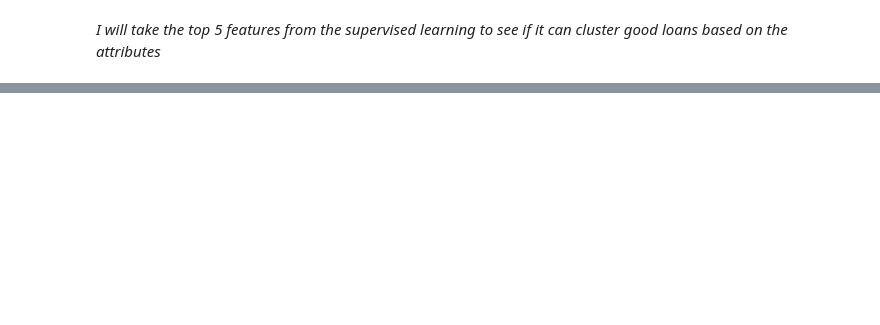
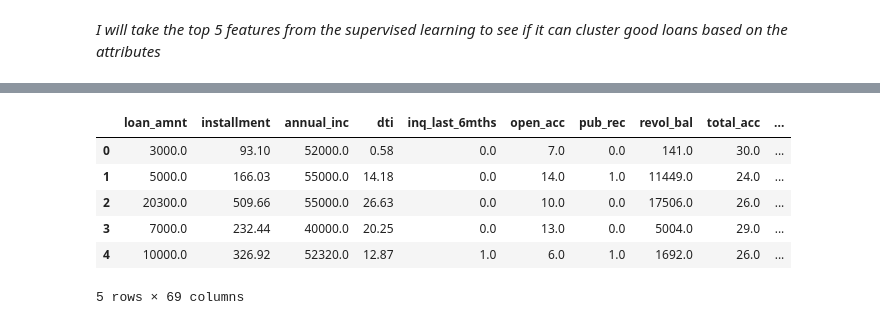
Before and after one commit to gaddyc/Thinkful_Data_Science, a Jupyter notebook: Unit7_FinalCapstone/Unit7.5_KmeansOnLendingClub.ipynb, the cells around one changed output, grey strips where cells are left out. Cells and saved outputs as stored; diff of their text form; code cells hidden in the pictures; blank space fills up the shorter version.

```diff
--- a/Unit7_FinalCapstone/Unit7.5_KmeansOnLendingClub.ipynb
+++ b/Unit7_FinalCapstone/Unit7.5_KmeansOnLendingClub.ipynb
@@ -258,3 +275,11 @@ df1.head()
 # %%
-others.columns
+others.head()
+# %% [output]
+|  | loan_amnt | installment | annual_inc | dti | inq_last_6mths | open_acc | pub_rec | revol_bal | total_acc | ... |
+| 0 | 3000.0 | 93.10 | 52000.0 | 0.58 | 0.0 | 7.0 | 0.0 | 141.0 | 30.0 | ... |
+| 1 | 5000.0 | 166.03 | 55000.0 | 14.18 | 0.0 | 14.0 | 1.0 | 11449.0 | 24.0 | ... |
+| 2 | 20300.0 | 509.66 | 55000.0 | 26.63 | 0.0 | 10.0 | 0.0 | 17506.0 | 26.0 | ... |
+| 3 | 7000.0 | 232.44 | 40000.0 | 20.25 | 0.0 | 13.0 | 0.0 | 5004.0 | 29.0 | ... |
+| 4 | 10000.0 | 326.92 | 52320.0 | 12.87 | 1.0 | 6.0 | 1.0 | 1692.0 | 26.0 | ... |
+5 rows × 69 columns
 # %%
```
Also changed, not shown: parts of 61 cells of this notebook.
